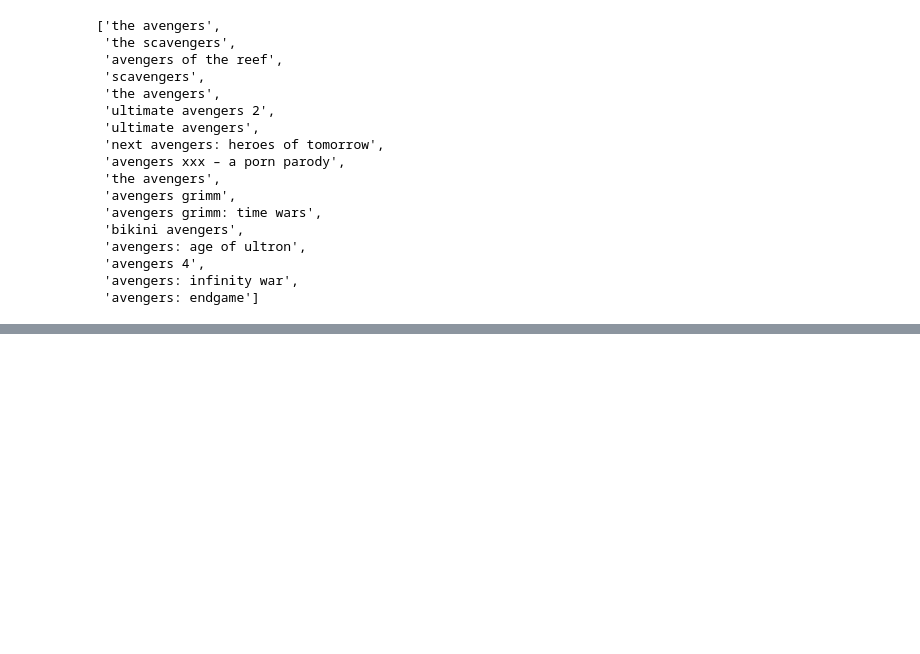
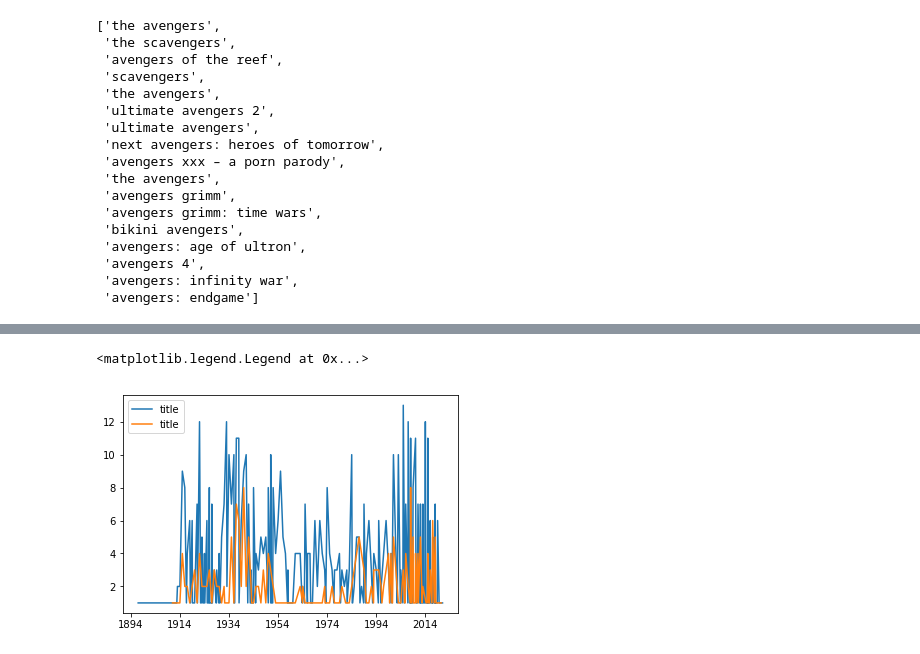
Before and after one commit to lisongx/film_title, a Jupyter notebook: src/data_cleaning.ipynb, the cells around one changed output, grey strips where cells are left out. Drawn from its saved outputs; the diff is of its cells as text; code cells hidden in the pictures; blank space fills up the shorter version.

```diff
--- a/src/data_cleaning.ipynb
+++ b/src/data_cleaning.ipynb
@@ -388,0 +413,7 @@ len(day_list)
+# %%
+plt.plot(df_word[df_word.old==1].groupby(['time'])['title'].count())
+plt.plot(df_word[df_word.new==1].groupby(['time'])['title'].count())
+plt.legend()
+# %% [output]
+<matplotlib.legend.Legend at 0x...>
+[figure, added]
```
Also changed, not shown: parts of 9 cells of this notebook.
